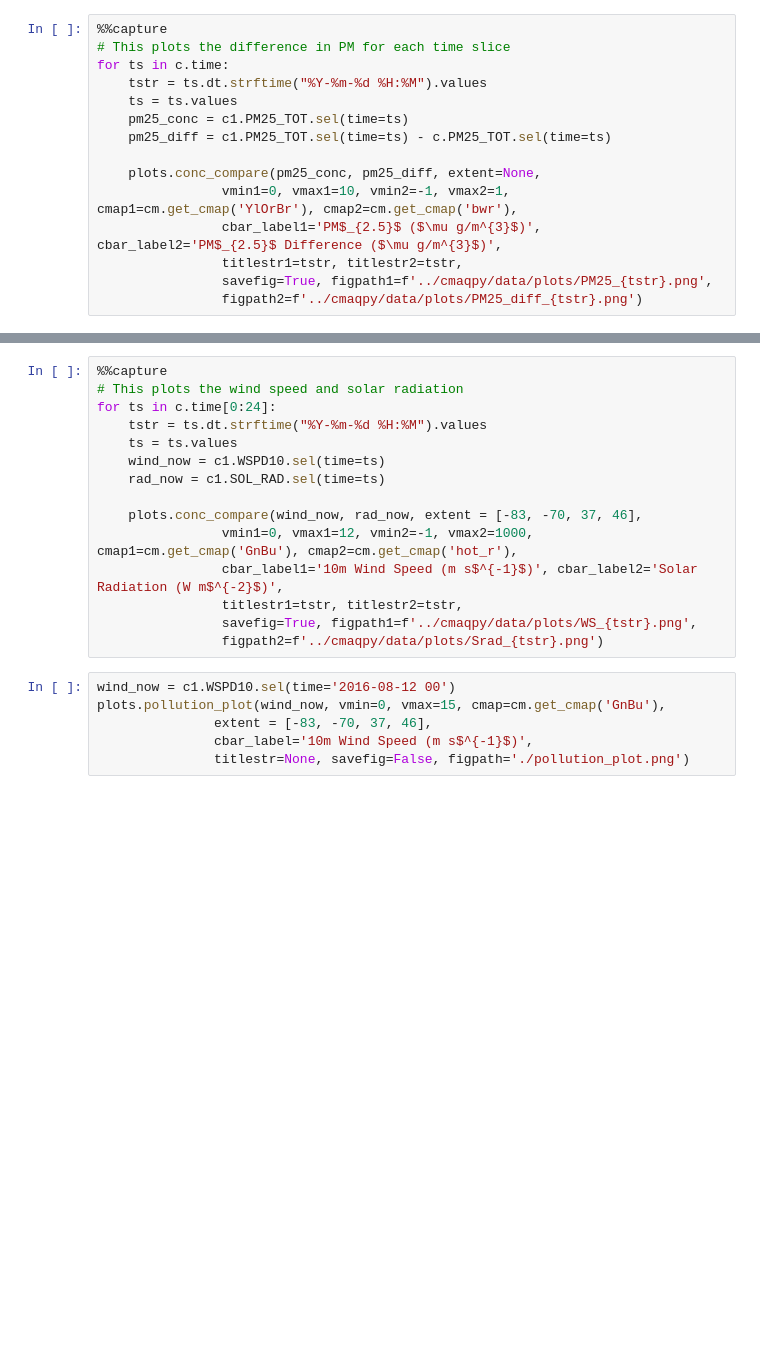
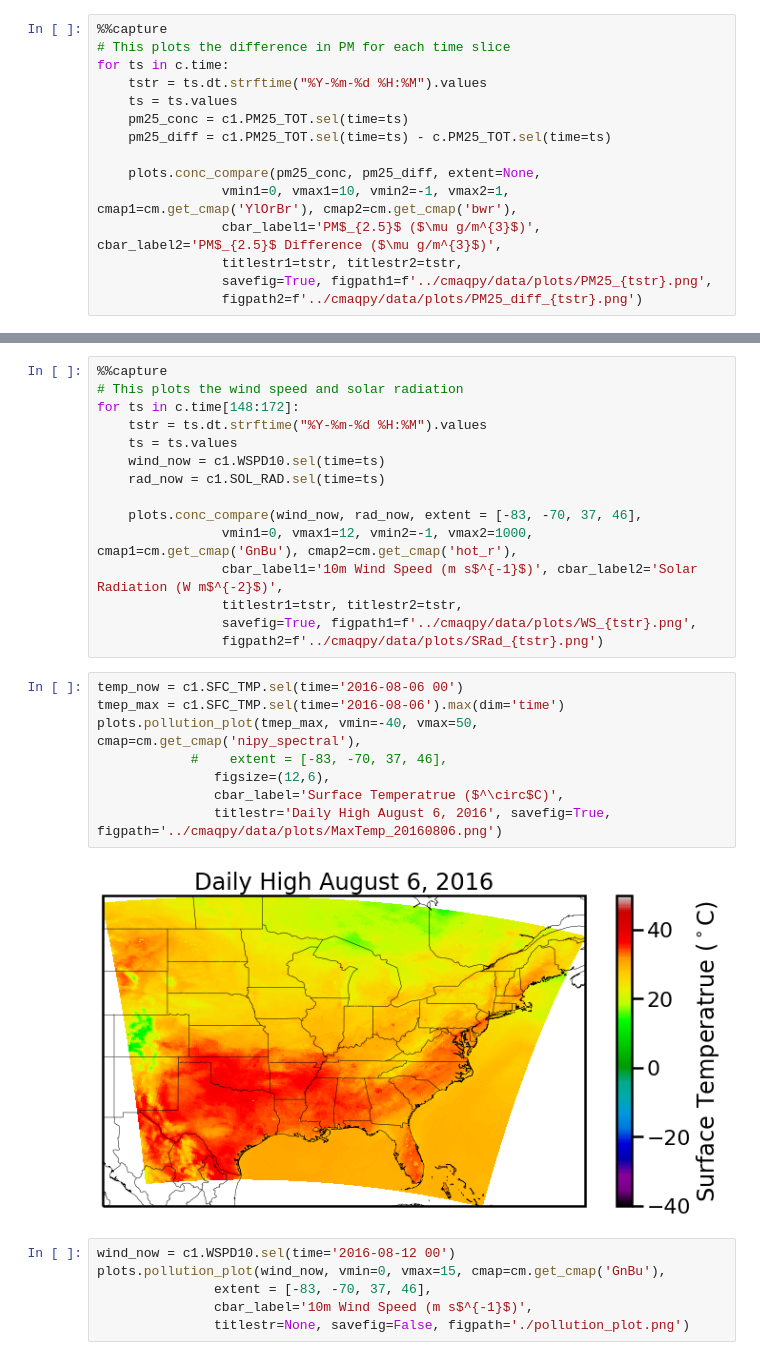
Before and after one commit to jeffreysward/cmaqpy, a Jupyter notebook: notebooks/Visualize cctm output dev.ipynb, the cells around one changed output, grey strips where cells are left out. Drawn from its saved outputs; the diff is of its cells as text; blank space fills up the shorter version.

```diff
--- a/notebooks/Visualize cctm output dev.ipynb
+++ b/notebooks/Visualize cctm output dev.ipynb
@@ -126,7 +168,7 @@ for ts in c.time[0:24]:
 # %%
 %%capture
 # This plots the wind speed and solar radiation
-for ts in c.time[0:24]:
+for ts in c.time[148:172]:
     tstr = ts.dt.strftime("%Y-%m-%d %H:%M").values
     ts = ts.values
     wind_now = c1.WSPD10.sel(time=ts)
@@ -137,7 +179,17 @@ for ts in c.time[0:24]:
                 cbar_label1='10m Wind Speed (m s$^{-1}$)', cbar_label2='Solar Radiation (W m$^{-2}$)',
                 titlestr1=tstr, titlestr2=tstr,
                 savefig=True, figpath1=f'../cmaqpy/data/plots/WS_{tstr}.png',
-                figpath2=f'../cmaqpy/data/plots/Srad_{tstr}.png')
+                figpath2=f'../cmaqpy/data/plots/SRad_{tstr}.png')
+# %%
+temp_now = c1.SFC_TMP.sel(time='2016-08-06 00')
+tmep_max = c1.SFC_TMP.sel(time='2016-08-06').max(dim='time')
+plots.pollution_plot(tmep_max, vmin=-40, vmax=50, cmap=cm.get_cmap('nipy_spectral'),
+            #    extent = [-83, -70, 37, 46],
+               figsize=(12,6),
+               cbar_label='Surface Temperatrue ($^\circ$C)',
+               titlestr='Daily High August 6, 2016', savefig=True, figpath='../cmaqpy/data/plots/MaxTemp_20160806.png')
+# %% [output]
+[figure, added]
 # %%
 wind_now = c1.WSPD10.sel(time='2016-08-12 00')
 plots.pollution_plot(wind_now, vmin=0, vmax=15, cmap=cm.get_cmap('GnBu'),
```
Also changed, not shown: parts of 11 cells of this notebook, 5 other files.
